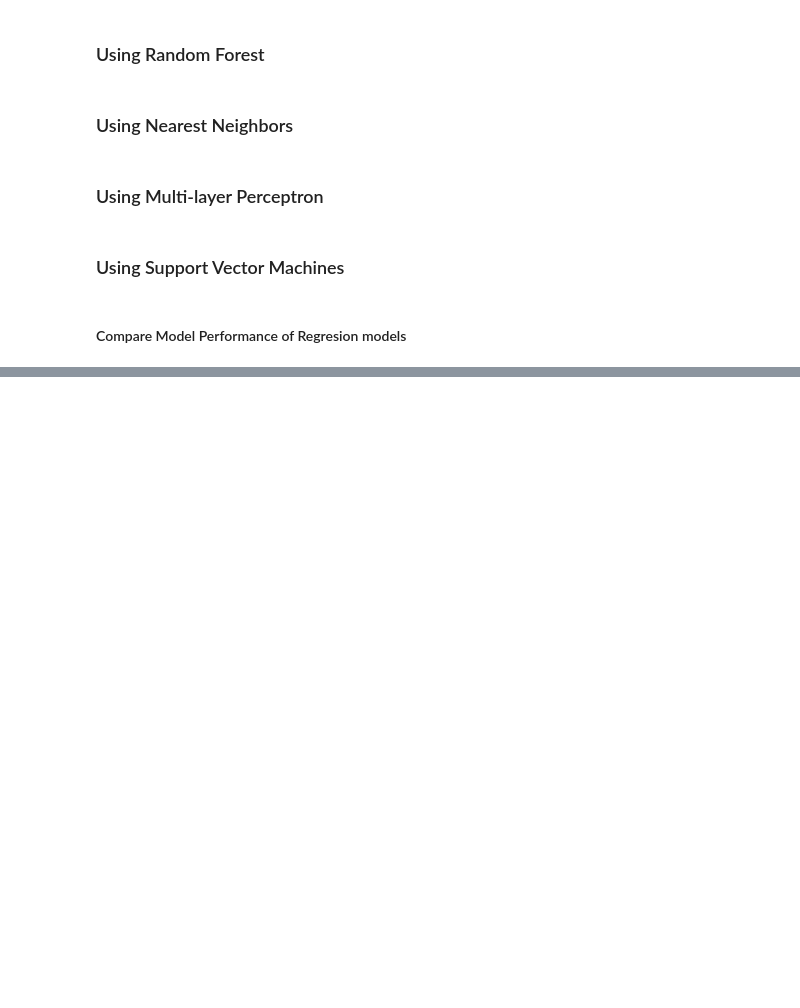
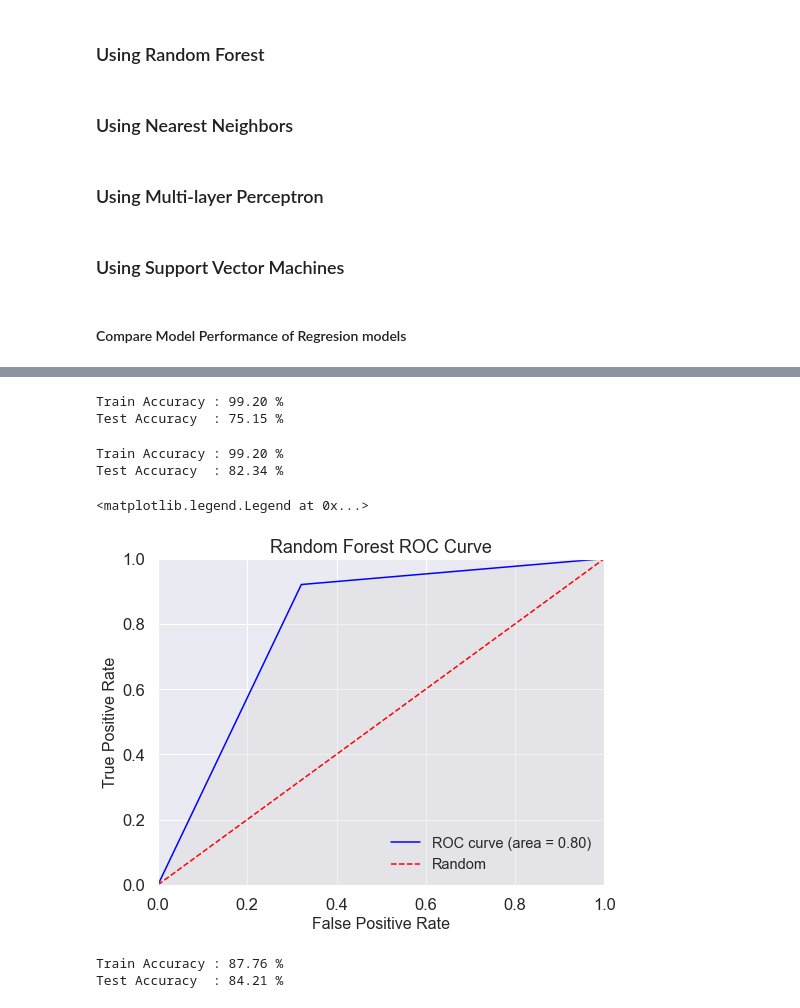
Before and after one commit to joehigh/IEOR4523_Project, a Jupyter notebook: Text_Analysis_Joe.ipynb, the cells around one changed output, grey strips where cells are left out. Saved outputs shown, nothing was run; the diff lists cells and outputs as text; code cells hidden in the pictures; blank space fills up the shorter version.

Commit message:
added test work
computed accuracy and ROC curves for binary classifiers. Still have a ways to go, including hyperparameter tuning for each method.

```diff
--- a/Text_Analysis_Joe.ipynb
+++ b/Text_Analysis_Joe.ipynb
@@ -1133,0 +1111,8 @@ cv_results
+# %%
+dt_clf = DecisionTreeClassifier(random_state=123)
+dt_clf.fit(X_train,Y_train)
+print("Train Accuracy : {:.2f} %".format(accuracy_score(dt_clf.predict(X_train),Y_train)*100))
+print("Test Accuracy  : {:.2f} %".format(accuracy_score(dt_clf.predict(X_test),Y_test)*100))
+# %% [output]
+Train Accuracy : 99.20 %
+Test Accuracy  : 75.15 %
@@ -1133,0 +1132,24 @@ cv_results
+# %%
+rf_clf = RandomForestClassifier(n_estimators=100)
+rf_clf.fit(X_train,Y_train)
+print("Train Accuracy : {:.2f} %".format(accuracy_score(rf_clf.predict(X_train),Y_train)*100))
+print("Test Accuracy  : {:.2f} %".format(accuracy_score(rf_clf.predict(X_test),Y_test)*100))
+# %% [output]
+Train Accuracy : 99.20 %
+Test Accuracy  : 82.34 %
+# %%
+%matplotlib inline
+fpr, tpr, thresholds = roc_curve(Y_test,rf_clf.predict(X_test))
+fig1, ax1 = plt.subplots(figsize=(8,6))
+ax1.plot(fpr, tpr, label='ROC curve (area = %0.2f)' % roc_auc_score(Y_test, rf_clf.predict(X_test)), color='blue')
+ax1.plot([0, 1],[0, 1], linestyle='--', color='red', label='Random')
+ax1.fill_between(fpr, 0, tpr, color='lightgray', alpha=0.3)
+ax1.set_xlim([0.0, 1.0])
+ax1.set_ylim([0.0, 1.0])
+ax1.set_xlabel('False Positive Rate', fontsize=16)
+ax1.set_ylabel('True Positive Rate', fontsize=16)
+ax1.set_title('Random Forest ROC Curve')
+ax1.legend(loc="lower right", prop={'family':'sans-serif','size':14.5}, shadow=True)
+# %% [output]
+<matplotlib.legend.Legend at 0x...>
+[figure, added]
@@ -1133,0 +1174,8 @@ cv_results
+# %%
+lgr_clf = LogisticRegression(solver='liblinear',random_state=123)
+lgr_clf.fit(X_train,Y_train)
+print("Train Accuracy : {:.2f} %".format(accuracy_score(lgr_clf.predict(X_train),Y_train)*100))
+print("Test Accuracy  : {:.2f} %".format(accuracy_score(lgr_clf.predict(X_test),Y_test)*100))
+# %% [output]
+Train Accuracy : 87.76 %
+Test Accuracy  : 84.21 %
```
Also changed, not shown: parts of 147 cells of this notebook.
